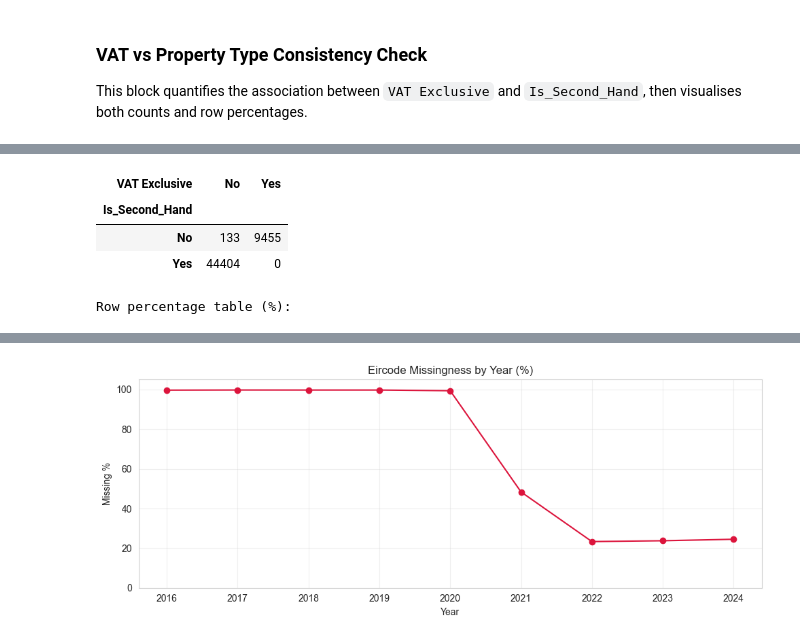
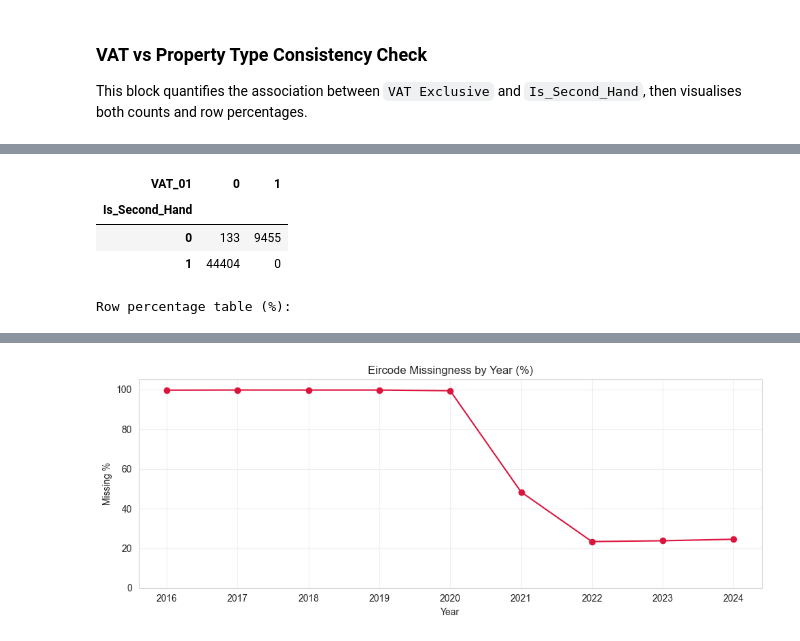
Before and after one commit to emmettpquinn/Data-Analytics-Group, a Jupyter notebook: main.ipynb, the cells around one changed output, grey strips where cells are left out. Drawn from its saved outputs; the diff is of its cells as text; code cells hidden in the pictures.

```diff
--- a/main.ipynb
+++ b/main.ipynb
@@ -132,6 +132,17 @@ def categorical_summary(df: pd.DataFrame) -> pd.DataFrame:
     if not cols:
         return pd.DataFrame()
     return df[cols].describe().T
+
+# Some other functions that are useful for cleaning and feature engineering.
+# Clean and standardise string columns (e.g. for address matching and routing key inference).
+def string_cleaner(s: pd.Series) -> pd.Series:
+    return (
+        s.astype('string')
+        .str.upper()
+        .str.replace(r'[^A-Z0-9]+', ' ', regex=True)
+        .str.replace(r'\s+', ' ', regex=True)
+        .str.strip()
+    )
 # %% [markdown]
 ## Step 3: Type Conversion for DQR Analysis
 
@@ -579,7 +678,7 @@ Teach/Árasán Cónaithe Atháimhe               0
 Name: count, dtype: int64
 # %%
 df_dqr['Is_Second_Hand'] = df_dqr['Description of Property'].str.lower().eq('second-hand dwelling house /apartment')
-df_dqr['Is_Second_Hand'] = df_dqr['Is_Second_Hand'].map({True: 'Yes', False: 'No'})
+df_dqr['Is_Second_Hand'] = df_dqr['Is_Second_Hand'].map({True: 1, False: 0})
 
 display(df_dqr['Is_Second_Hand'].value_counts(dropna=False))
 display(df_dqr[['Description of Property','Is_Second_Hand']].head(10))
@@ -610,7 +709,7 @@ Workflow here follows a strict order for reproducibility:
    - groups where all fields match except address (potential inconsistencies)
 4. Keep `row_id` in canonical export for traceability.
 # %%
-s = df_dqr['Address_clean_base'].copy()
+s = df_dqr['Address_clean'].copy()
 
 # quick token profile
 token_counts = s.str.split().explode().value_counts()
@@ -967,31 +1026,32 @@ plot_count_bar(df_plot, 'Not Full Market Price', 'Not Full Market Price Distribu
 ### VAT vs Property Type Consistency Check
 This block quantifies the association between `VAT Exclusive` and `Is_Second_Hand`, then visualises both counts and row percentages.
 # %%
-# VAT vs property-type consistency: summary + Cramer's V + visuals
+# convert VAT to 0/1 (robust to Yes/No/Y/N/variations)
+df_plot['VAT_01'] = (
+    df_plot['VAT Exclusive']
+    .astype('string').str.strip().str.upper()
+    .map({'YES': 1, 'Y': 1, 'NO': 0, 'N': 0})
+).astype('Int64')
 
-vat_col = 'VAT Exclusive'
+# run the same consistency test but using the numeric VAT column
+vat_col = 'VAT_01'
 prop_col = 'Is_Second_Hand'
 
 tmp = df_plot[[vat_col, prop_col]].copy()
-tmp[vat_col] = tmp[vat_col].astype('string').str.strip()
-tmp[prop_col] = tmp[prop_col].astype('string').str.strip()
+tmp[vat_col] = tmp[vat_col].astype('Int64')
+tmp[prop_col] = tmp[prop_col].astype('Int64')
 
-# Is_Second_Hand convention in this notebook: No = New, Yes = Second-Hand
-idx_order = ['No', 'Yes']
-col_order = ['No', 'Yes']
+ct_counts = pd.crosstab(tmp[prop_col], tmp[vat_col]).reindex(index=[0,1], columns=[0,1], fill_value=0)
+ct_pct = (pd.crosstab(tmp[prop_col], tmp[vat_col], normalize='index') * 100).reindex(index=[0,1], columns=[0,1], fill_value=0)
 
-ct_counts = pd.crosstab(tmp[prop_col], tmp[vat_col]).reindex(index=idx_order, columns=col_order, fill_value=0)
-ct_pct = (pd.crosstab(tmp[prop_col], tmp[vat_col], normalize='index') * 100).reindex(index=idx_order, columns=col_order, fill_value=0)
-
-new_total = int((tmp[prop_col] == 'No').sum())
-new_vat_yes = int(((tmp[prop_col] == 'No') & (tmp[vat_col] == 'Yes')).sum())
+new_total = int((tmp[prop_col] == 0).sum())
+new_vat_yes = int(((tmp[prop_col] == 0) & (tmp[vat_col] == 1)).sum())
 new_vat_yes_pct = (new_vat_yes / new_total * 100) if new_total else np.nan
 
-second_total = int((tmp[prop_col] == 'Yes').sum())
-second_vat_yes = int(((tmp[prop_col] == 'Yes') & (tmp[vat_col] == 'Yes')).sum())
+second_total = int((tmp[prop_col] == 1).sum())
+second_vat_yes = int(((tmp[prop_col] == 1) & (tmp[vat_col] == 1)).sum())
 second_vat_no_pct = (1 - (second_vat_yes / second_total)) * 100 if second_total else np.nan
 
-# Cramer's V
 def cramers_v(a, b):
     tab = pd.crosstab(a, b)
     n = tab.to_numpy().sum()
@@ -1008,47 +1068,12 @@ def cramers_v(a, b):
 
 v = cramers_v(tmp[prop_col], tmp[vat_col])
 
-print(f"New homes: {new_vat_yes_pct:.2f}% are VAT Exclusive = Yes ({new_vat_yes} / {new_total})")
-print(f"Second-hand: {second_vat_no_pct:.2f}% are VAT Exclusive = No ({second_vat_yes} / {second_total} yes)")
+print(f"New homes: {new_vat_yes_pct:.2f}% are VAT Exclusive = 1 ({new_vat_yes} / {new_total})")
+print(f"Second-hand: {second_vat_no_pct:.2f}% are VAT Exclusive = 0 (implicit from counts)")
 print(f"Cramer's V (VAT vs Is_Second_Hand): {v:.4f}")
 
-print('\nCounts table (rows: Is_Second_Hand [No=New, Yes=Second-Hand], cols: VAT Exclusive):')
+print("\nCounts table (rows: Is_Second_Hand [0=New, 1=Second-Hand], cols: VAT_01 [0/1]):")
 display(ct_counts)
-
-print('\nRow percentage table (%):')
+print("\nRow percentage table (%):")
 display(ct_pct.round(2))
-
-# Plot 1: Count heatmap
-fig, ax = plt.subplots(figsize=(7, 4))
-if USE_SEABORN:
-    sns.heatmap(ct_counts, annot=True, fmt='d', cmap='Blues', ax=ax)
-else:
-    im = ax.imshow(ct_counts.values, cmap='Blues')
-    for i in range(ct_counts.shape[0]):
-        for j in range(ct_counts.shape[1]):
-            ax.text(j, i, str(int(ct_counts.values[i, j])), ha='center', va='center', color='black')
-    ax.set_xticks(range(ct_counts.shape[1]))
-    ax.set_xticklabels(ct_counts.columns.tolist())
-    ax.set_yticks(range(ct_counts.shape[0]))
-    ax.set_yticklabels(ct_counts.index.tolist())
-    fig.colorbar(im, ax=ax)
-
-ax.set_title('VAT Exclusive vs Is_Second_Hand (Counts)')
-ax.set_xlabel('VAT Exclusive')
-ax.set_ylabel('Is_Second_Hand (No=New, Yes=Second-Hand)')
-plt.tight_layout()
-plt.show()
-
-# Plot 2: Row percentage stacked bars
-plot_pct = ct_pct.copy()
-plot_pct.index = ['New Dwelling', 'Second-Hand']
-fig, ax = plt.subplots(figsize=(8, 4))
-plot_pct.plot(kind='bar', stacked=True, ax=ax, color=['#4c78a8', '#f58518'])
-ax.set_title('VAT Mix Within Property Type (%)')
-ax.set_xlabel('Property Type')
-ax.set_ylabel('Percentage')
-ax.legend(title='VAT Exclusive', bbox_to_anchor=(1.02, 1), loc='upper left')
-plt.xticks(rotation=0)
-plt.tight_layout()
-plt.show()
 # %% [output]
@@ -1060,5 +1085,5 @@ Counts table (rows: Is_Second_Hand [No=New, Yes=Second-Hand], cols: VAT Exclusiv
-| VAT Exclusive | No | Yes |
+| VAT_01 | 0 | 1 |
 | Is_Second_Hand |  |  |
-| No | 133 | 9455 |
-| Yes | 44404 | 0 |
+| 0 | 133 | 9455 |
+| 1 | 44404 | 0 |
 Row percentage table (%):
```
Also changed, not shown: parts of 21 cells of this notebook, 15 other files.
